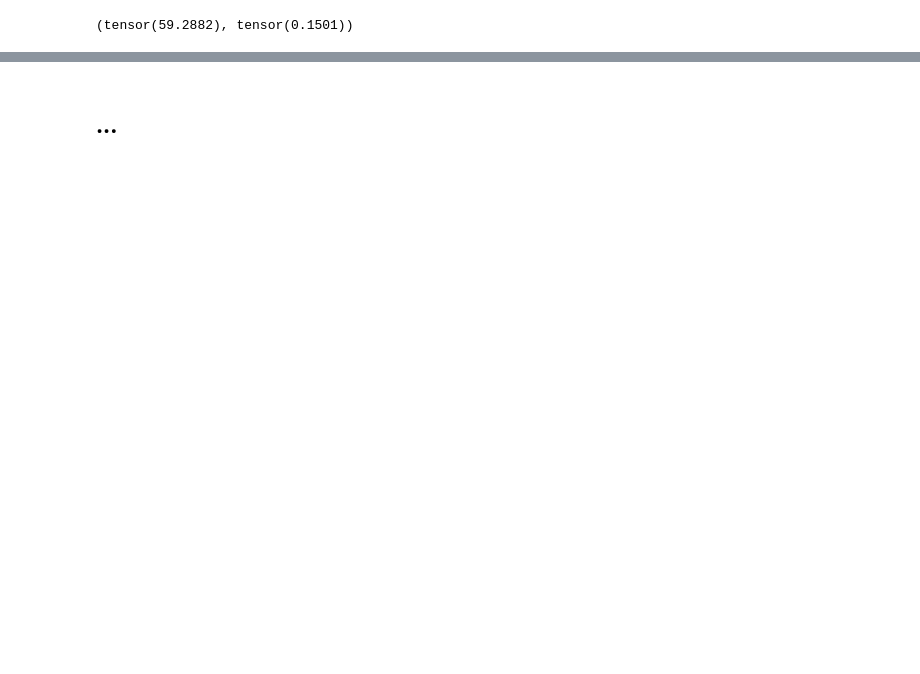
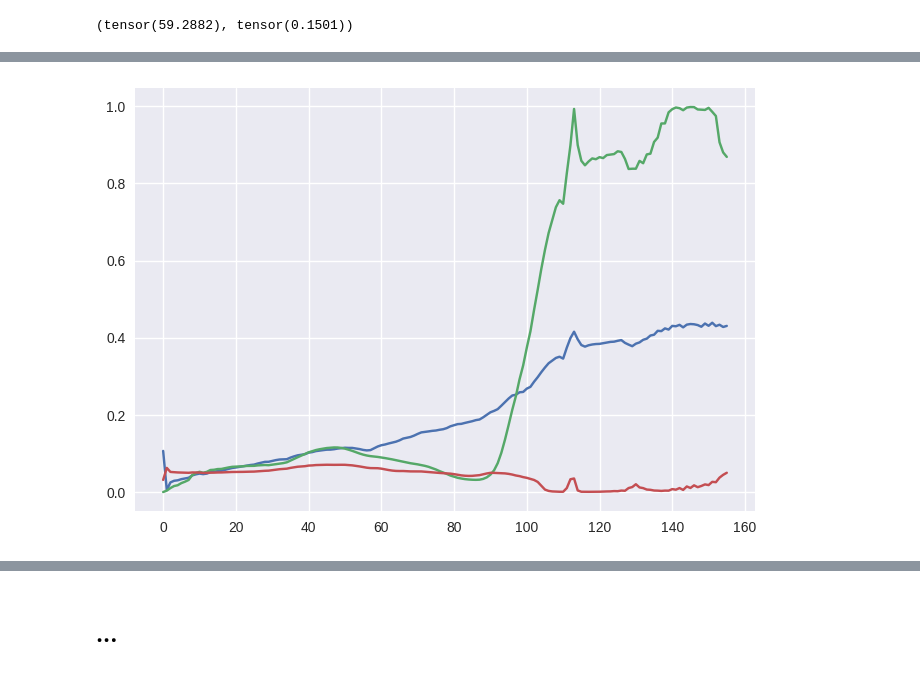
Before and after one commit to SolidusAbi/CLHU, a Jupyter notebook: notebooks/Samson/clhu.ipynb, the cells around one changed output, grey strips where cells are left out. Saved outputs shown, nothing was run; the diff lists cells and outputs as text; code cells hidden in the pictures; blank space fills up the shorter version.

```diff
--- a/notebooks/Samson/clhu.ipynb
+++ b/notebooks/Samson/clhu.ipynb
@@ -205,3 +433,9 @@ df
+# %%
+_M_hat = torch.sigmoid(model.ebk.cpu()).detach()
+plt.plot(_M_hat.T)
+plt.show()
+# %% [output]
+[figure, added]
 # %%
 plt.subplot(1,2,1)
 plt.plot(M_hat.detach().cpu().numpy().T)
```
Also changed, not shown: parts of 15 cells of this notebook, 7 other files.
